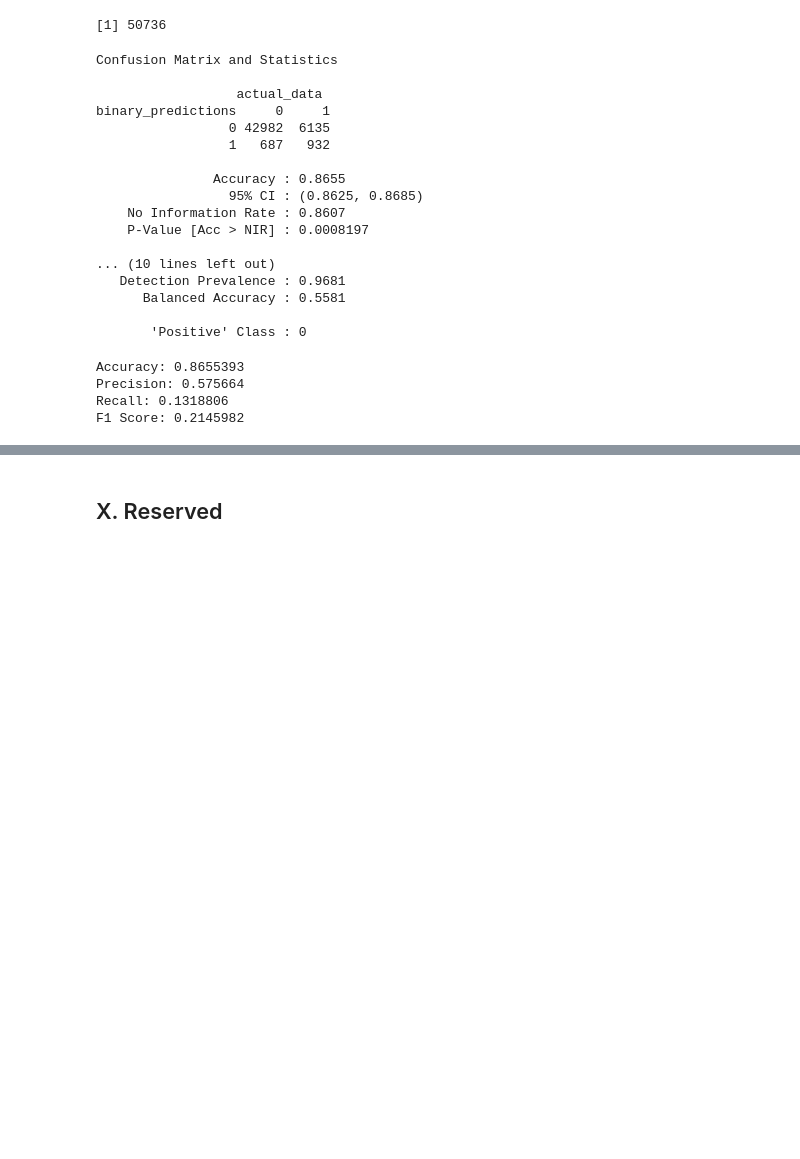
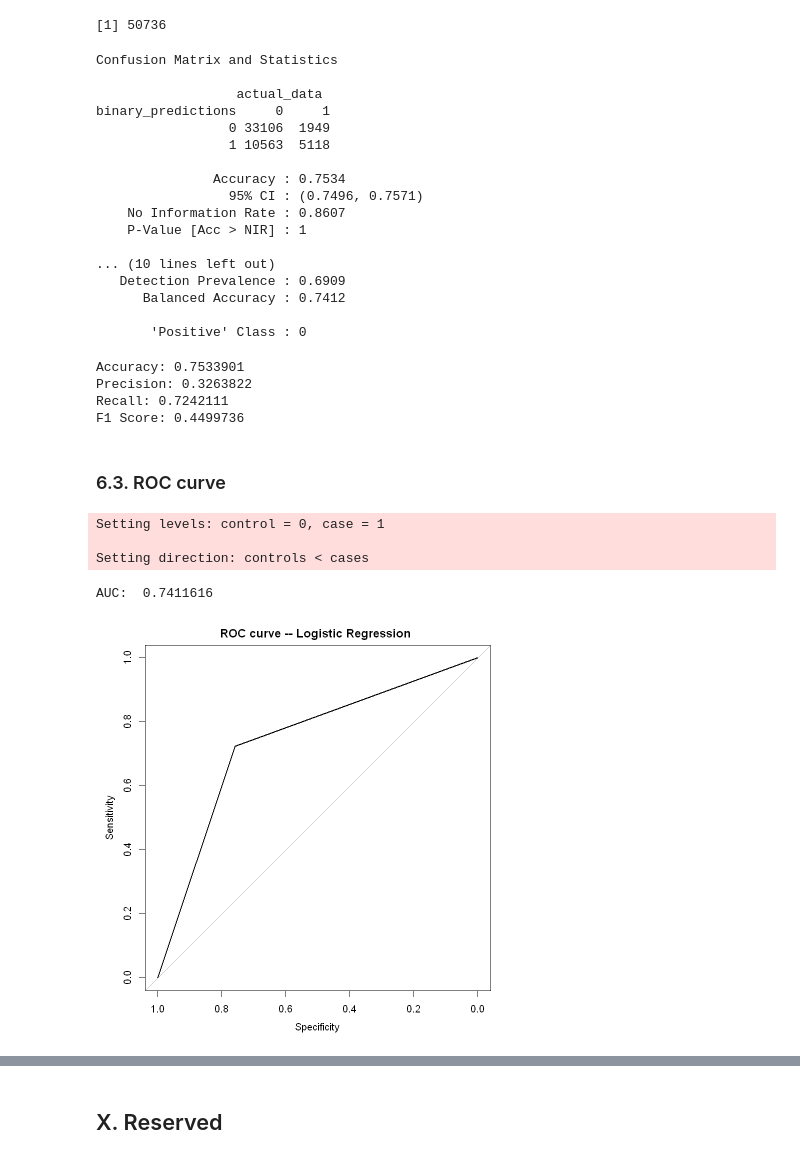
Before and after one commit to DucTrung1802/DS, a Jupyter notebook: GLM_Report/diabetes_analysis.ipynb, the cells around one changed output, grey strips where cells are left out. Drawn from its saved outputs; the diff is of its cells as text; code cells hidden in the pictures; blank space fills up the shorter version.

```diff
--- a/GLM_Report/diabetes_analysis.ipynb
+++ b/GLM_Report/diabetes_analysis.ipynb
@@ -885,7 +888,8 @@ str(factorized_testing_data)
 ### 5.2. Train the model
 # %%
 predictions <- predict(probit_best_bic_model, newdata = factorized_testing_data, type = "response")
-binary_predictions <- ifelse(predictions >= 0.5, 1, 0)
+BINARY_THRESHOLD = 0.17
+binary_predictions <- ifelse(predictions >= BINARY_THRESHOLD, 1, 0)
 # %% [markdown]
 ## 6. Model evaluating
 # %% [markdown]
@@ -907,17 +933,17 @@ Confusion Matrix and Statistics
 
                   actual_data
 binary_predictions     0     1
-                 0 42982  6135
-                 1   687   932
+                 0 33106  1949
+                 1 10563  5118
 
-               Accuracy : 0.8655
-                 95% CI : (0.8625, 0.8685)
+               Accuracy : 0.7534
+                 95% CI : (0.7496, 0.7571)
     No Information Rate : 0.8607
-    P-Value [Acc > NIR] : 0.0008197
+    P-Value [Acc > NIR] : 1
 
 ... (10 lines left out)
-   Detection Prevalence : 0.9681
-      Balanced Accuracy : 0.5581
+   Detection Prevalence : 0.6909
+      Balanced Accuracy : 0.7412
 
        'Positive' Class : 0
 # %%
@@ -942,7 +968,19 @@ evaluate_classification_model = function(binary_predictions, binary_real_data)
 # %%
 evaluate_classification_model(binary_predictions, actual_data)
 # %% [output]
-Accuracy: 0.8655393
-Precision: 0.575664
-Recall: 0.1318806
-F1 Score: 0.2145982
+Accuracy: 0.7533901
+Precision: 0.3263822
+Recall: 0.7242111
+F1 Score: 0.4499736
+# %% [markdown]
+### 6.3. ROC curve
+# %%
+roc_score = roc(actual_data, binary_predictions)
+cat("AUC: ", auc(roc_score))
+plot(roc_score ,main = "ROC curve -- Logistic Regression ")
+# %% [output]
+Setting levels: control = 0, case = 1
+
+Setting direction: controls < cases
+AUC:  0.7411616
+[figure, added]
```
Also changed, not shown: parts of 18 cells of this notebook.
